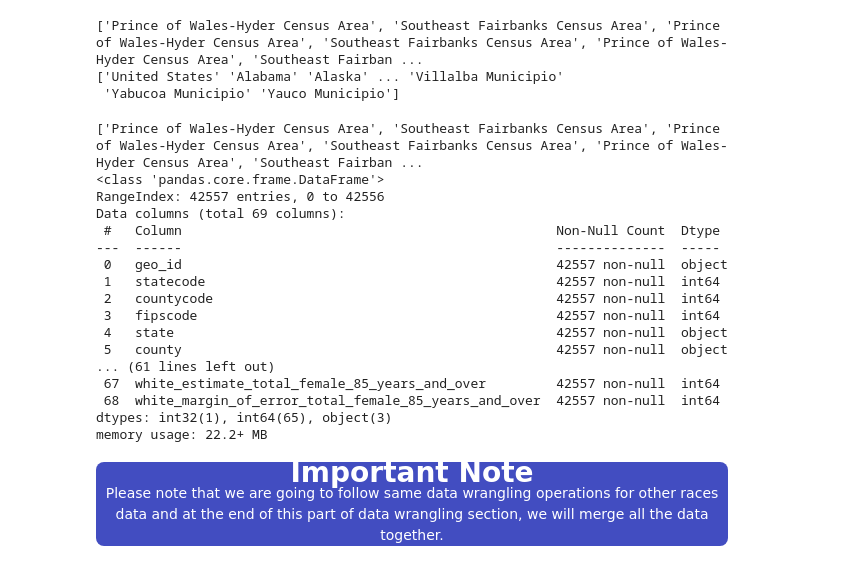
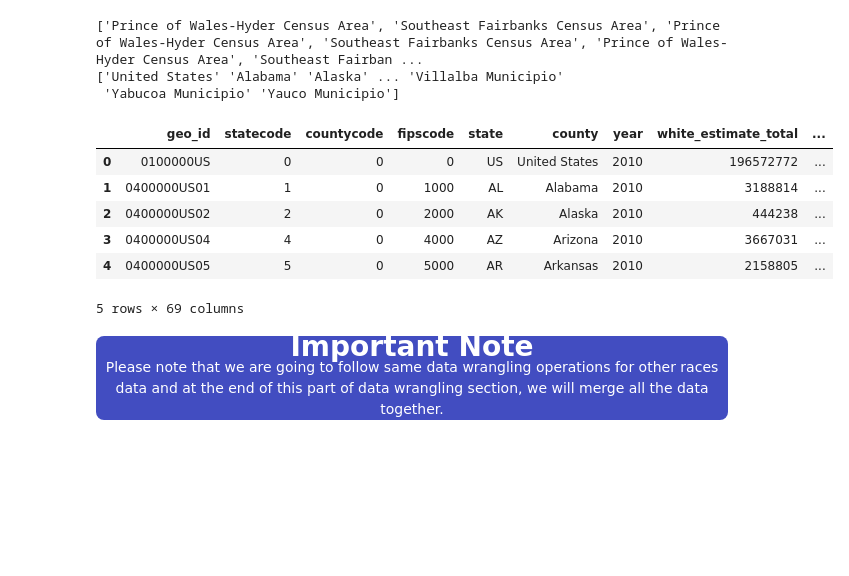
Before and after one commit to satyndragautam/plotly-dash-app, a Jupyter notebook: notebook/USA_population_data.ipynb, the cells around one changed output. Saved outputs shown, nothing was run; the diff lists cells and outputs as text; code cells hidden in the pictures; blank space fills up the shorter version.

```diff
--- a/notebook/USA_population_data.ipynb
+++ b/notebook/USA_population_data.ipynb
@@ -1081,28 +1047,16 @@ print(without_county_string_df['county'].values)
 ['Prince of Wales-Hyder Census Area', 'Southeast Fairbanks Census Area', 'Prince of Wales-Hyder Census Area', 'Southeast Fairbanks Census Area', 'Prince of Wales-Hyder Census Area', 'Southeast Fairban ...
 ['United States' 'Alabama' 'Alaska' ... 'Villalba Municipio'
  'Yabucoa Municipio' 'Yauco Municipio']
-# %%
-print(filtered_rows)
-
-final_white_pop_merged_df.info()
-# %% [output]
-['Prince of Wales-Hyder Census Area', 'Southeast Fairbanks Census Area', 'Prince of Wales-Hyder Census Area', 'Southeast Fairbanks Census Area', 'Prince of Wales-Hyder Census Area', 'Southeast Fairban ...
-<class 'pandas.core.frame.DataFrame'>
-RangeIndex: 42557 entries, 0 to 42556
-Data columns (total 69 columns):
- #   Column                                                Non-Null Count  Dtype
----  ------                                                --------------  -----
- 0   geo_id                                                42557 non-null  object
- 1   statecode                                             42557 non-null  int64
- 2   countycode                                            42557 non-null  int64
- 3   fipscode                                              42557 non-null  int64
- 4   state                                                 42557 non-null  object
- 5   county                                                42557 non-null  object
-... (61 lines left out)
- 67  white_estimate_total_female_85_years_and_over         42557 non-null  int64
- 68  white_margin_of_error_total_female_85_years_and_over  42557 non-null  int64
-dtypes: int32(1), int64(65), object(3)
-memory usage: 22.2+ MB
+# %%
+final_white_pop_merged_df.head()
+# %% [output]
+|  | geo_id | statecode | countycode | fipscode | state | county | year | white_estimate_total | ... |
+| 0 | 0100000US | 0 | 0 | 0 | US | United States | 2010 | 196572772 | ... |
+| 1 | 0400000US01 | 1 | 0 | 1000 | AL | Alabama | 2010 | 3188814 | ... |
+| 2 | 0400000US02 | 2 | 0 | 2000 | AK | Alaska | 2010 | 444238 | ... |
+| 3 | 0400000US04 | 4 | 0 | 4000 | AZ | Arizona | 2010 | 3667031 | ... |
+| 4 | 0400000US05 | 5 | 0 | 5000 | AR | Arkansas | 2010 | 2158805 | ... |
+5 rows × 69 columns
 # %% [markdown]
 <div style="background-color:#424dc1; text-align:center; vertical-align:top; padding:50px 0px;font-family:montserrat;color:white;font-size:200%;border-radius:8px 8px;">
 <b>Important Note</b>
```
Also changed, not shown: parts of 28 cells of this notebook, 1 other file.
